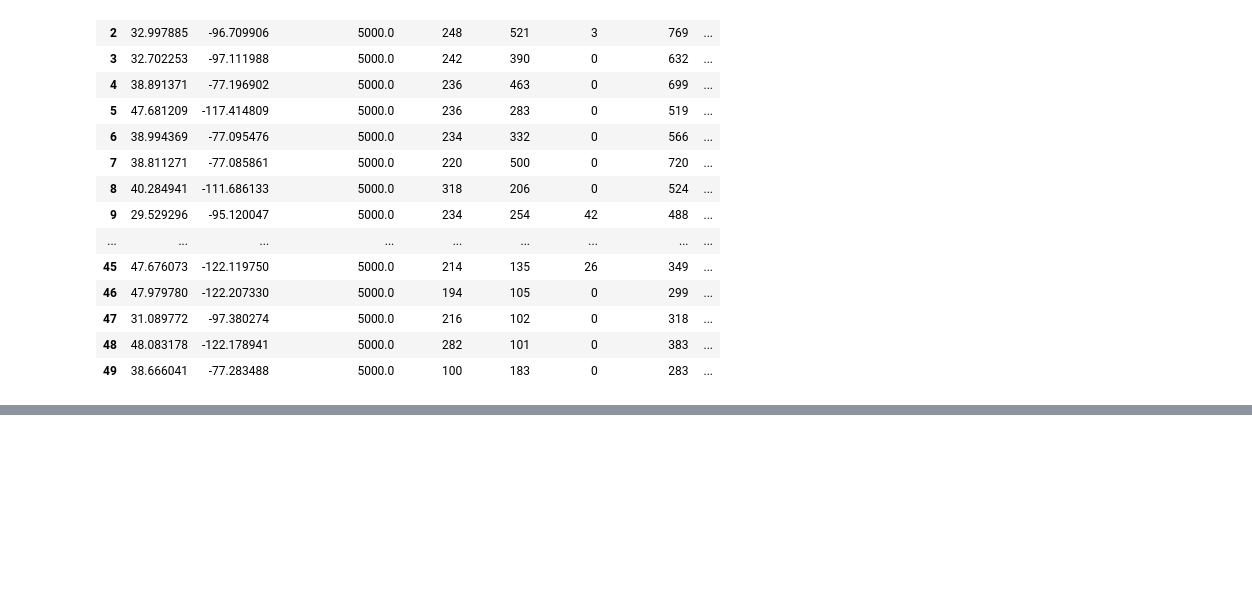
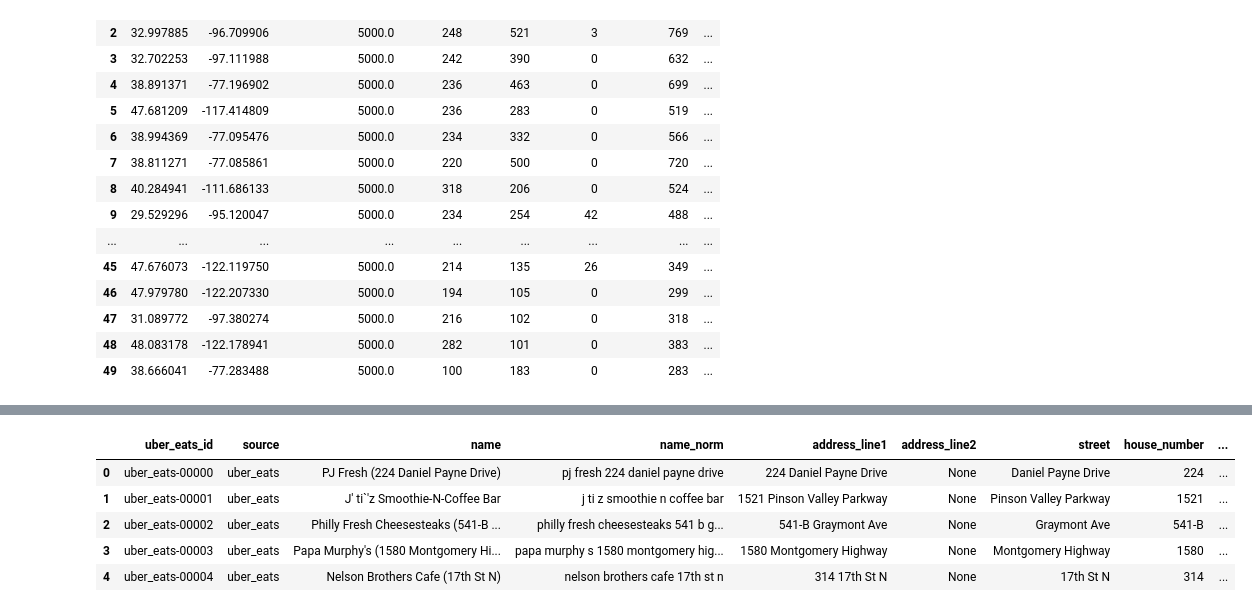
Before and after one commit to gdebus/data-integration-team-project, a Jupyter notebook: pre-processing/USA-Restaurants.ipynb, the cells around one changed output, grey strips where cells are left out. Saved outputs shown, nothing was run; the diff lists cells and outputs as text; code cells hidden in the pictures; blank space fills up the shorter version.

```diff
--- a/pre-processing/USA-Restaurants.ipynb
+++ b/pre-processing/USA-Restaurants.ipynb
@@ -1254,0 +1288,9 @@ targets_df.head(50)
+# %%
+uber_eats.head(5)
+# %% [output]
+|  | uber_eats_id | source | name | name_norm | address_line1 | address_line2 | street | house_number | ... |
+| 0 | uber_eats-00000 | uber_eats | PJ Fresh (224 Daniel Payne Drive) | pj fresh 224 daniel payne drive | 224 Daniel Payne Drive | None | Daniel Payne Drive | 224 | ... |
+| 1 | uber_eats-00001 | uber_eats | J' ti`'z Smoothie-N-Coffee Bar | j ti z smoothie n coffee bar | 1521 Pinson Valley Parkway | None | Pinson Valley Parkway | 1521 | ... |
+| 2 | uber_eats-00002 | uber_eats | Philly Fresh Cheesesteaks (541-B ... | philly fresh cheesesteaks 541 b g... | 541-B Graymont Ave | None | Graymont Ave | 541-B | ... |
+| 3 | uber_eats-00003 | uber_eats | Papa Murphy's (1580 Montgomery Hi... | papa murphy s 1580 montgomery hig... | 1580 Montgomery Highway | None | Montgomery Highway | 1580 | ... |
+| 4 | uber_eats-00004 | uber_eats | Nelson Brothers Cafe (17th St N) | nelson brothers cafe 17th st n | 314 17th St N | None | 17th St N | 314 | ... |
```
Also changed, not shown: parts of 3 cells of this notebook, 11 other files.
